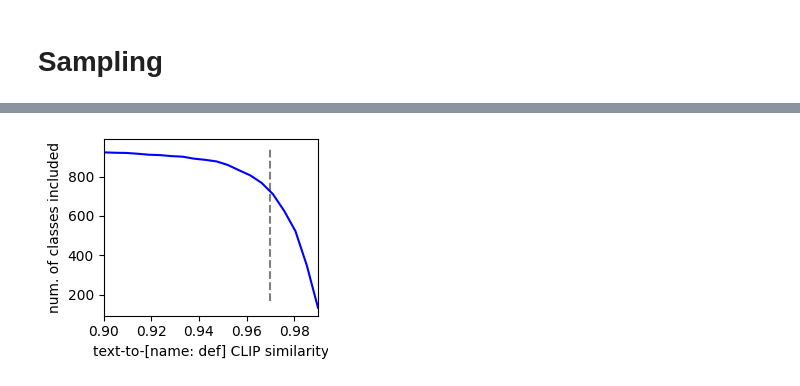
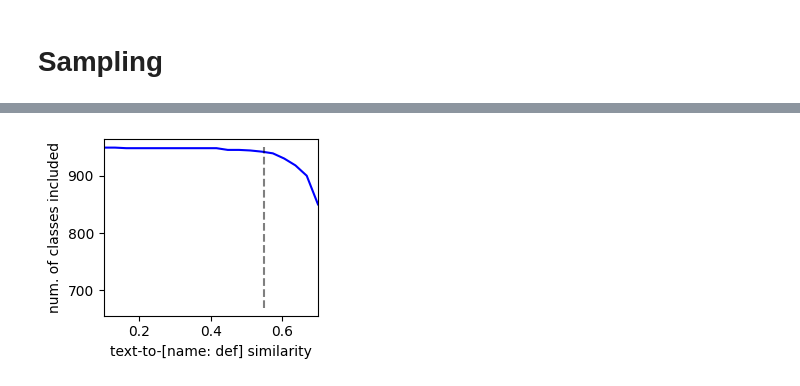
Before and after one commit to alishiraliGit/eval-on-laion, a Jupyter notebook: notebooks/choose_text_query_similarity_threshold.ipynb, the cells around one changed output, grey strips where cells are left out. Drawn from its saved outputs; the diff is of its cells as text; code cells hidden in the pictures.

```diff
--- a/notebooks/choose_text_query_similarity_threshold.ipynb
+++ b/notebooks/choose_text_query_similarity_threshold.ipynb
@@ -86,15 +82,13 @@ for path in tqdm(lemma_maps_paths):
 # %%
 wnid_maps_paths = glob.glob(os.path.join(labels_path, wnid_labels_filter))
 
-wnid2laionindices = {}
+wnid_maps = []
 for path in tqdm(wnid_maps_paths):
     with open(path, 'rb') as f:
         wnid2laionindices_i = pickle.load(f)
+        wnid_maps.append(wnid2laionindices_i)
 
-    for wnid, laionindices in wnid2laionindices_i.items():
-        if wnid not in wnid2laionindices:
-            wnid2laionindices[wnid] = []
-        wnid2laionindices[wnid].extend(laionindices)
+wnid2laionindices = utils.join_maps(wnid_maps)
 # %%
 with open(lemma2wnid_path, 'rb') as f:
     lemma2wnid = pickle.load(f)
@@ -244,7 +242,15 @@ plt.savefig(os.path.join('figs', f'demo_text-query-sim-{text_encoder_ver}_bins(l
 # %% [markdown]
 # Sampling
 # %%
-sim_ths = np.linspace(0.9, 0.99, 20)  # np.linspace(0.5, 0.9, 20)
+# CLIP
+# sim_ths = np.linspace(0.5, 0.9, 20)
+
+# Bert-base
+# sim_ths = np.linspace(0.9, 0.99, 20)
+
+# all-mpnet
+sim_ths = np.linspace(0.1, 0.7, 20)
+
 n_per_class_th = 1
 # %%
 n_class_per_th = []
@@ -266,3 +270,12 @@ chosen_sim_th = 0.97  # 0.82
+# %%
+# CLIP
+# chosen_sim_th = 0.82
+
+# Bert-base
+# chosen_sim_th = 0.97
+
+# all-mpnet
+chosen_sim_th = 0.55
 # %%
 plt.figure(figsize=(3, 2.55))
 
@@ -281,18 +302,26 @@ plt.savefig(os.path.join('figs', f'text-query-sim-{text_encoder_ver}_sim_distrib
 # %%
 plt.figure(figsize=(3, 2.5))
 
 plt.plot(sim_ths, n_class_per_th, 'b')
+
+# CLIP
 # plt.plot([chosen_sim_th]*2, [670, 950], 'k--', alpha=0.5)
-plt.plot([chosen_sim_th]*2, [170, 950], 'k--', alpha=0.5)
+
+# Bert-base
+# plt.plot([chosen_sim_th]*2, [170, 950], 'k--', alpha=0.5)
+
+# all-mpnet
+plt.plot([chosen_sim_th]*2, [670, 950], 'k--', alpha=0.5)
+
 plt.xlim([sim_ths[0], sim_ths[-1]])
-plt.xlabel('text-to-[name: def] CLIP similarity')
+plt.xlabel('text-to-[name: def] similarity')
 plt.ylabel('num. of classes included')
 
 plt.tight_layout()
 
 plt.savefig(os.path.join('figs', f'n-class_after_filtering_text-query-sim-{text_encoder_ver}.pdf'), bbox_inches='tight')
 # %% [output]
-[figure, old version]
+[figure, new version]
 # %%
 plt.figure(figsize=(3, 2.65))
 
```
Also changed, not shown: parts of 12 cells of this notebook, 1 other file.
